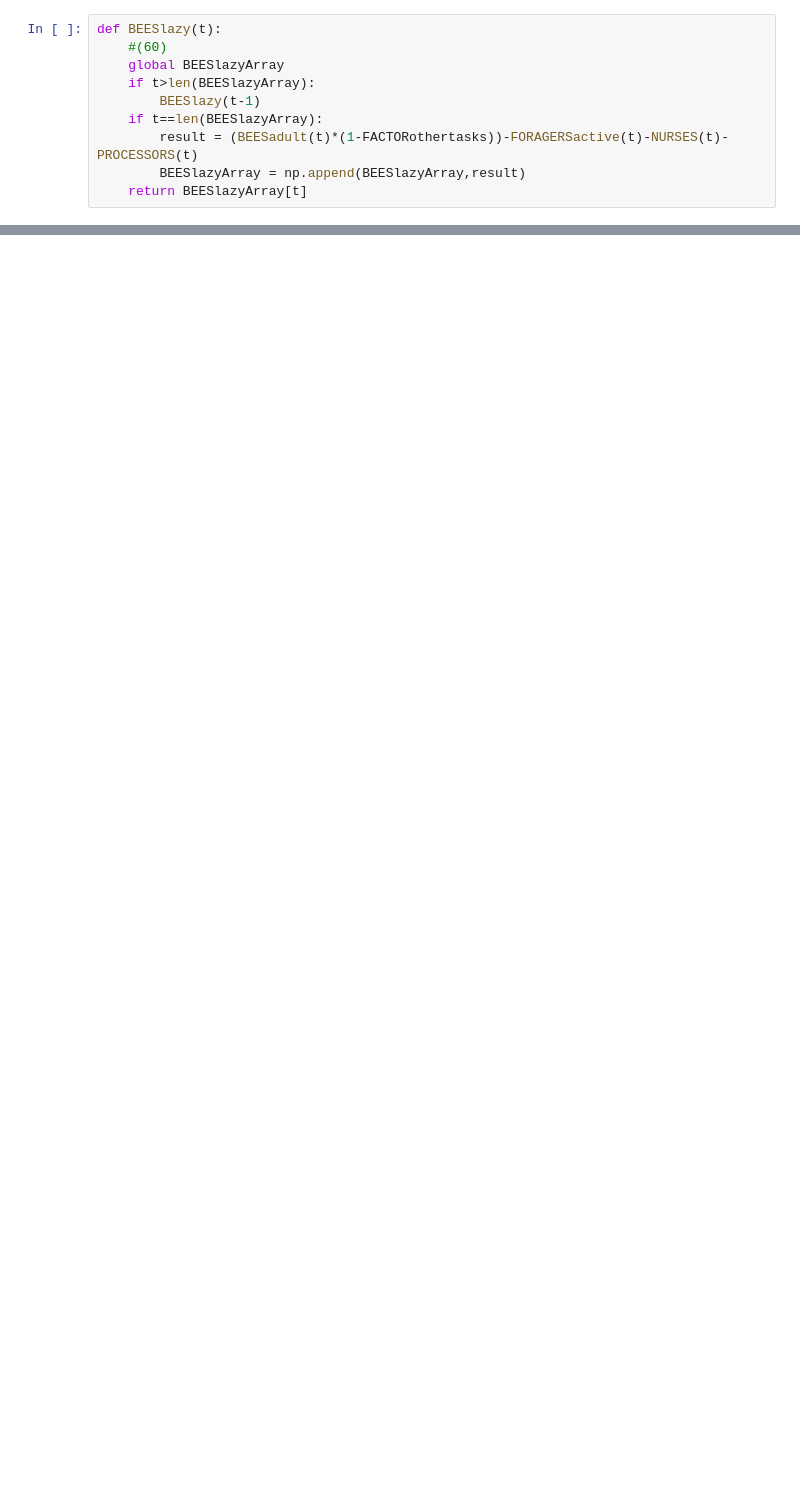
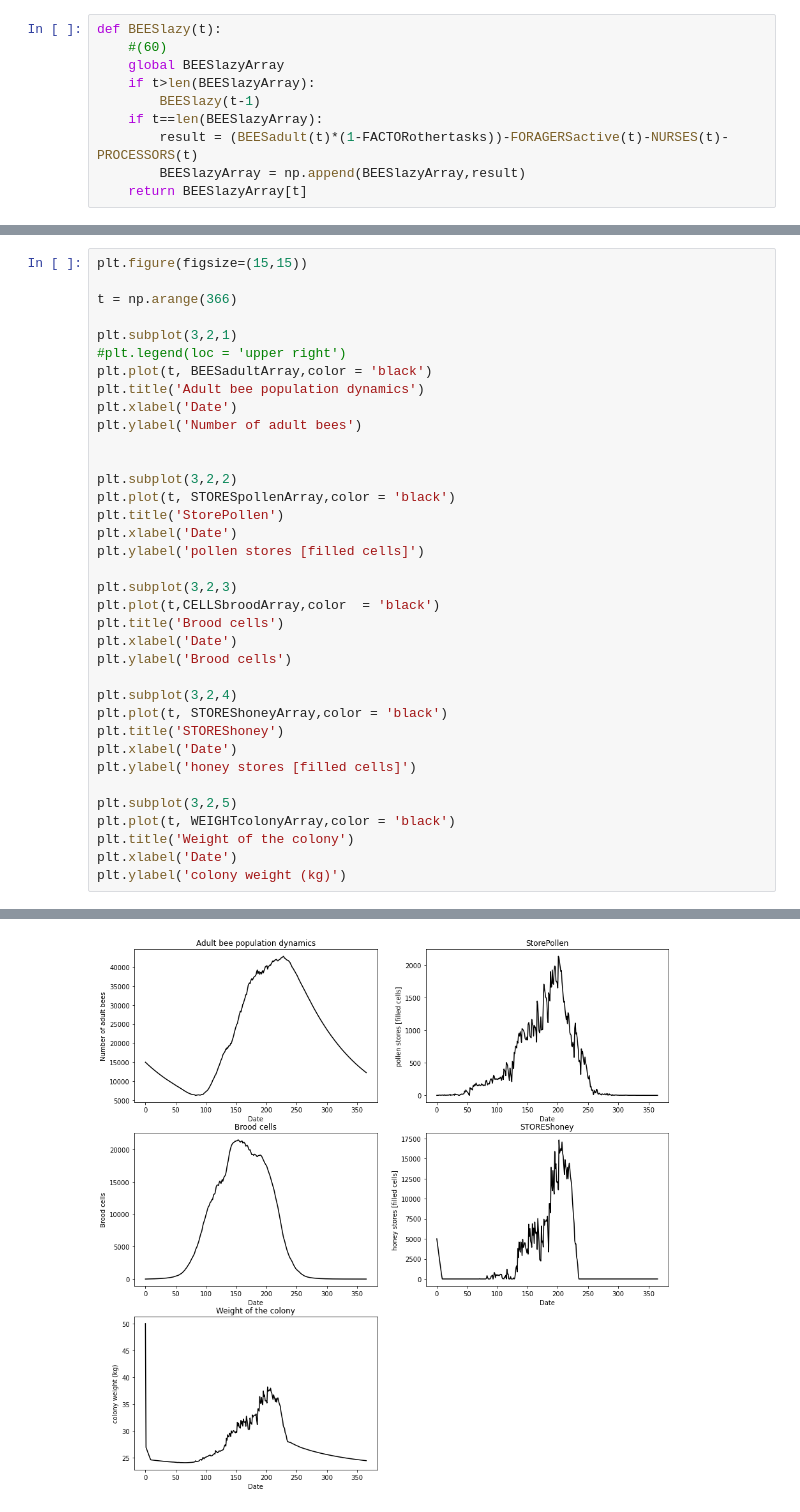
Before and after one commit to CharlieChanMeyer/HoPoMo, a Jupyter notebook: Equations.ipynb, the cells around one changed output, grey strips where cells are left out. Drawn from its saved outputs; the diff is of its cells as text; blank space fills up the shorter version.

```diff
--- a/Equations.ipynb
+++ b/Equations.ipynb
@@ -994,0 +857,37 @@ array([0.05      , 0.05001632, 0.05012741, 0.05      , 0.05007139,
+# %%
+plt.figure(figsize=(15,15))
+
+t = np.arange(366)
+
+plt.subplot(3,2,1)
+#plt.legend(loc = 'upper right')
+plt.plot(t, BEESadultArray,color = 'black')
+plt.title('Adult bee population dynamics')
+plt.xlabel('Date')
+plt.ylabel('Number of adult bees')
+
+
+plt.subplot(3,2,2)
+plt.plot(t, STORESpollenArray,color = 'black')
+plt.title('StorePollen')
+plt.xlabel('Date')
+plt.ylabel('pollen stores [filled cells]')
+
+plt.subplot(3,2,3)
+plt.plot(t,CELLSbroodArray,color  = 'black')
+plt.title('Brood cells')
+plt.xlabel('Date')
+plt.ylabel('Brood cells')
+
+plt.subplot(3,2,4)
+plt.plot(t, STOREShoneyArray,color = 'black')
+plt.title('STOREShoney')
+plt.xlabel('Date')
+plt.ylabel('honey stores [filled cells]')
+
+plt.subplot(3,2,5)
+plt.plot(t, WEIGHTcolonyArray,color = 'black')
+plt.title('Weight of the colony')
+plt.xlabel('Date')
+plt.ylabel('colony weight (kg)')
+# %% [output]
@@ -994,0 +895 @@ array([0.05      , 0.05001632, 0.05012741, 0.05      , 0.05007139,
+[figure, added]
```
Also changed, not shown: parts of 37 cells of this notebook, 2 other files.
